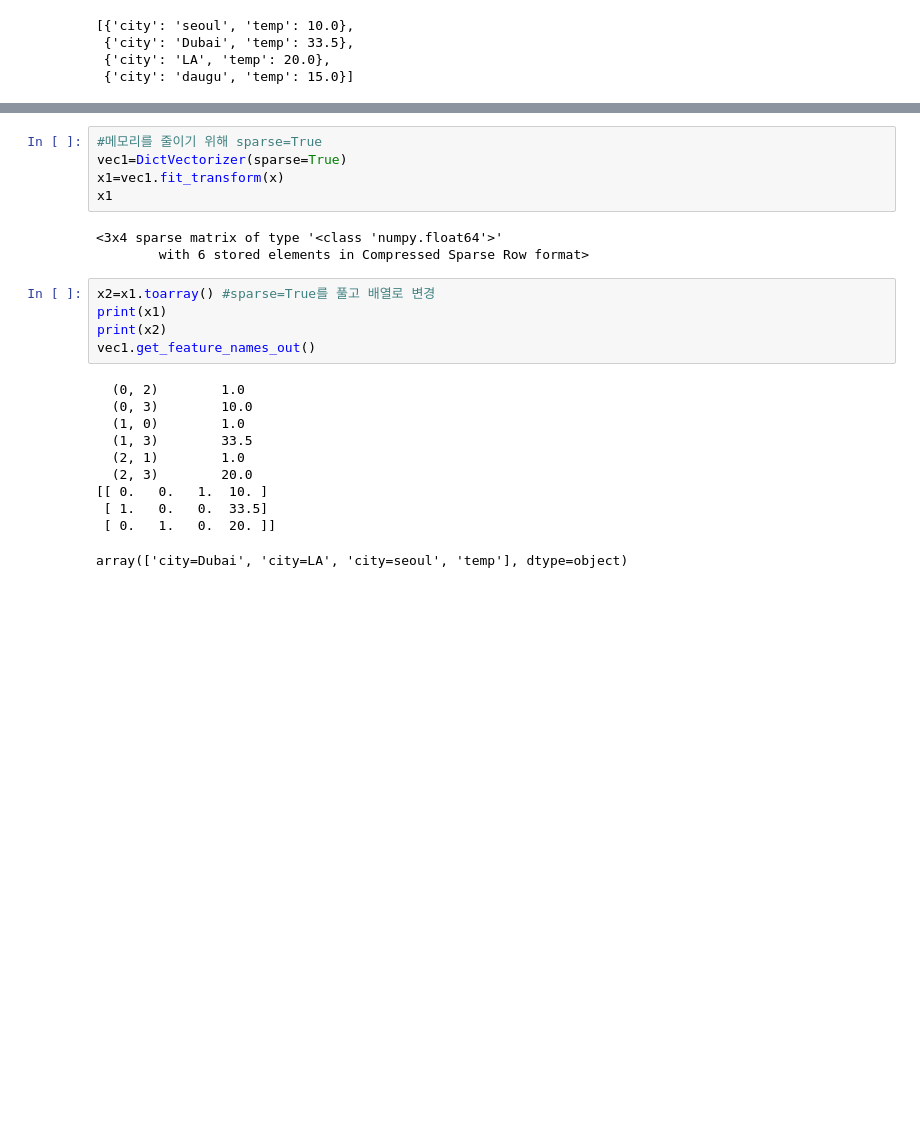
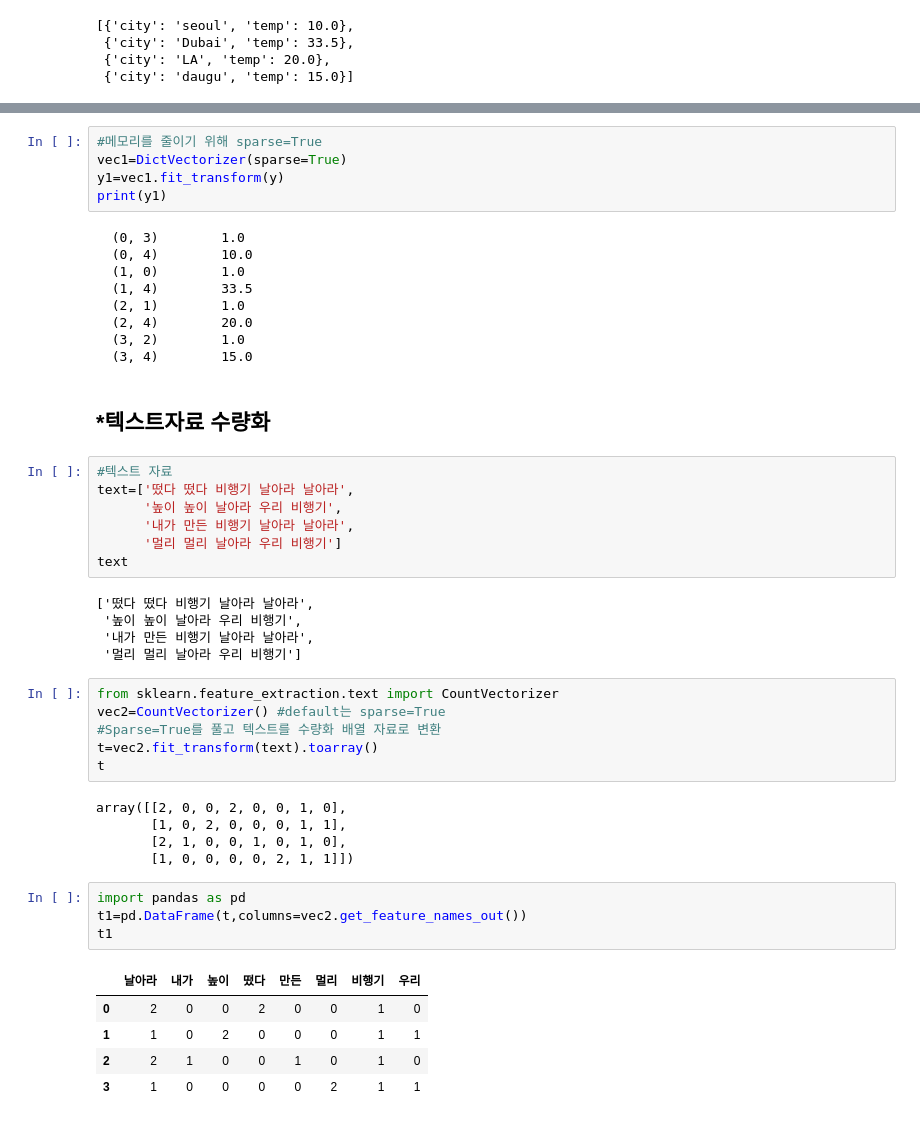
Before and after one commit to chaehchaeh/MajorAI-MLTheory-Math-, a Jupyter notebook: 기계학습원리1_2.ipynb, the cells around one changed output, grey strips where cells are left out. Drawn from its saved outputs; the diff is of its cells as text; blank space fills up the shorter version.

```diff
--- a/기계학습원리1_2.ipynb
+++ b/기계학습원리1_2.ipynb
@@ -42,24 +100,49 @@ array([[ 0. ,  0. ,  0. ,  1. , 10. ],
 # %%
 #메모리를 줄이기 위해 sparse=True
 vec1=DictVectorizer(sparse=True)
-x1=vec1.fit_transform(x)
-x1
+y1=vec1.fit_transform(y)
+print(y1)
 # %% [output]
-<3x4 sparse matrix of type '<class 'numpy.float64'>'
-        with 6 stored elements in Compressed Sparse Row format>
+  (0, 3)        1.0
+  (0, 4)        10.0
+  (1, 0)        1.0
+  (1, 4)        33.5
+  (2, 1)        1.0
+  (2, 4)        20.0
+  (3, 2)        1.0
+  (3, 4)        15.0
-# %%
-x2=x1.toarray() #sparse=True를 풀고 배열로 변경
-print(x1)
-print(x2)
-vec1.get_feature_names_out()
-# %% [output]
-  (0, 2)        1.0
-  (0, 3)        10.0
-  (1, 0)        1.0
-  (1, 3)        33.5
-  (2, 1)        1.0
-  (2, 3)        20.0
-[[ 0.   0.   1.  10. ]
- [ 1.   0.   0.  33.5]
- [ 0.   1.   0.  20. ]]
-array(['city=Dubai', 'city=LA', 'city=seoul', 'temp'], dtype=object)
+# %% [markdown]
+## *텍스트자료 수량화
+# %%
+#텍스트 자료
+text=['떴다 떴다 비행기 날아라 날아라',
+      '높이 높이 날아라 우리 비행기',
+      '내가 만든 비행기 날아라 날아라',
+      '멀리 멀리 날아라 우리 비행기']
+text
+# %% [output]
+['떴다 떴다 비행기 날아라 날아라',
+ '높이 높이 날아라 우리 비행기',
+ '내가 만든 비행기 날아라 날아라',
+ '멀리 멀리 날아라 우리 비행기']
+# %%
+from sklearn.feature_extraction.text import CountVectorizer
+vec2=CountVectorizer() #default는 sparse=True
+#Sparse=True를 풀고 텍스트를 수량화 배열 자료로 변환
+t=vec2.fit_transform(text).toarray()
+t
+# %% [output]
+array([[2, 0, 0, 2, 0, 0, 1, 0],
+       [1, 0, 2, 0, 0, 0, 1, 1],
+       [2, 1, 0, 0, 1, 0, 1, 0],
+       [1, 0, 0, 0, 0, 2, 1, 1]])
+# %%
+import pandas as pd
+t1=pd.DataFrame(t,columns=vec2.get_feature_names_out())
+t1
+# %% [output]
+|  | 날아라 | 내가 | 높이 | 떴다 | 만든 | 멀리 | 비행기 | 우리 |
+| 0 | 2 | 0 | 0 | 2 | 0 | 0 | 1 | 0 |
+| 1 | 1 | 0 | 2 | 0 | 0 | 0 | 1 | 1 |
+| 2 | 2 | 1 | 0 | 0 | 1 | 0 | 1 | 0 |
+| 3 | 1 | 0 | 0 | 0 | 0 | 2 | 1 | 1 |
```
Also changed, not shown: parts of 16 cells of this notebook.
